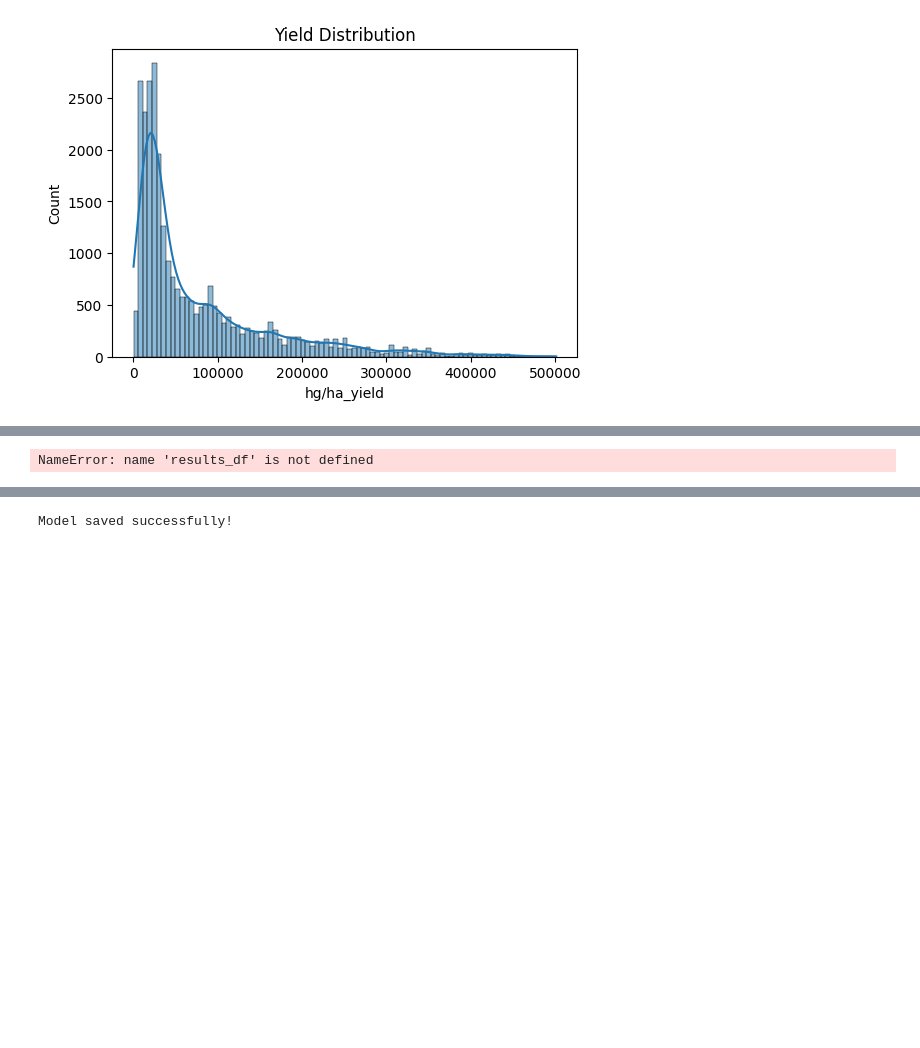
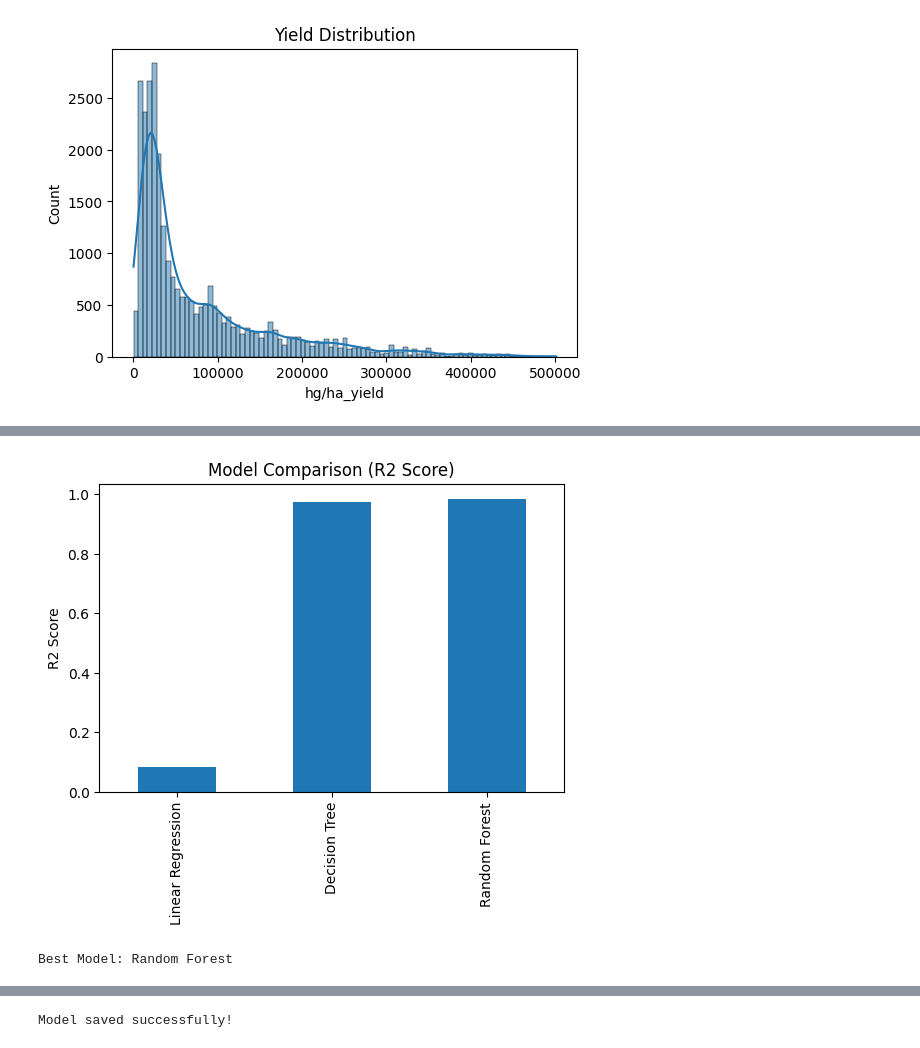
Before and after one commit to mdmohid/Smart_Agri_System, a Jupyter notebook: notebooks/yield_prediction_experiment.ipynb, the cells around one changed output, grey strips where cells are left out. Drawn from its saved outputs; the diff is of its cells as text; code cells hidden in the pictures; blank space fills up the shorter version.

Commit message:
yield prediction model preparation

```diff
--- a/notebooks/yield_prediction_experiment.ipynb
+++ b/notebooks/yield_prediction_experiment.ipynb
@@ -128,6 +144,12 @@ plt.show()
 # %%
-# Features selection
+# Features selection and label encoding of categorical columns
 #Encode crop column i.e Item
-encoder = LabelEncoder()
+# encoder = LabelEncoder()
 
-data["Item"] = encoder.fit_transform(data["Item"])
+# data["Item"] = encoder.fit_transform(data["Item"])
+
+le_area = LabelEncoder()
+le_item = LabelEncoder()
+
+data["Area"] = le_area.fit_transform(data["Area"])
+data["Item"] = le_item.fit_transform(data["Item"])
@@ -176,8 +211,23 @@ ValueError: could not convert string to float: 'Cameroon'
+# %%
+#comparison of models through visualization
+results_df["R2 Score"].plot(kind="bar", figsize=(6,4))
+plt.title("Model Comparison (R2 Score)")
+plt.ylabel("R2 Score")
+plt.show()
+# %% [output]
+[figure, added]
 # %%
 #comaparison and evaluation
-results_df.sort_values(by="R2 Score", ascending=False)
+#results_df.sort_values(by="R2 Score", ascending=False)
+
+# best_model = results_df.loc[results_df["R2 Score"].idxmax()]
+# print("Best Model:", best_model)
+
+best_model = results_df["R2 Score"].idxmax()
+
+print("Best Model:", best_model)
 # %% [output]
-NameError: name 'results_df' is not defined
+Best Model: Random Forest
 # %%
 #features importances
 rf_model = models["Random Forest"]
```
Also changed, not shown: parts of 22 cells of this notebook.
